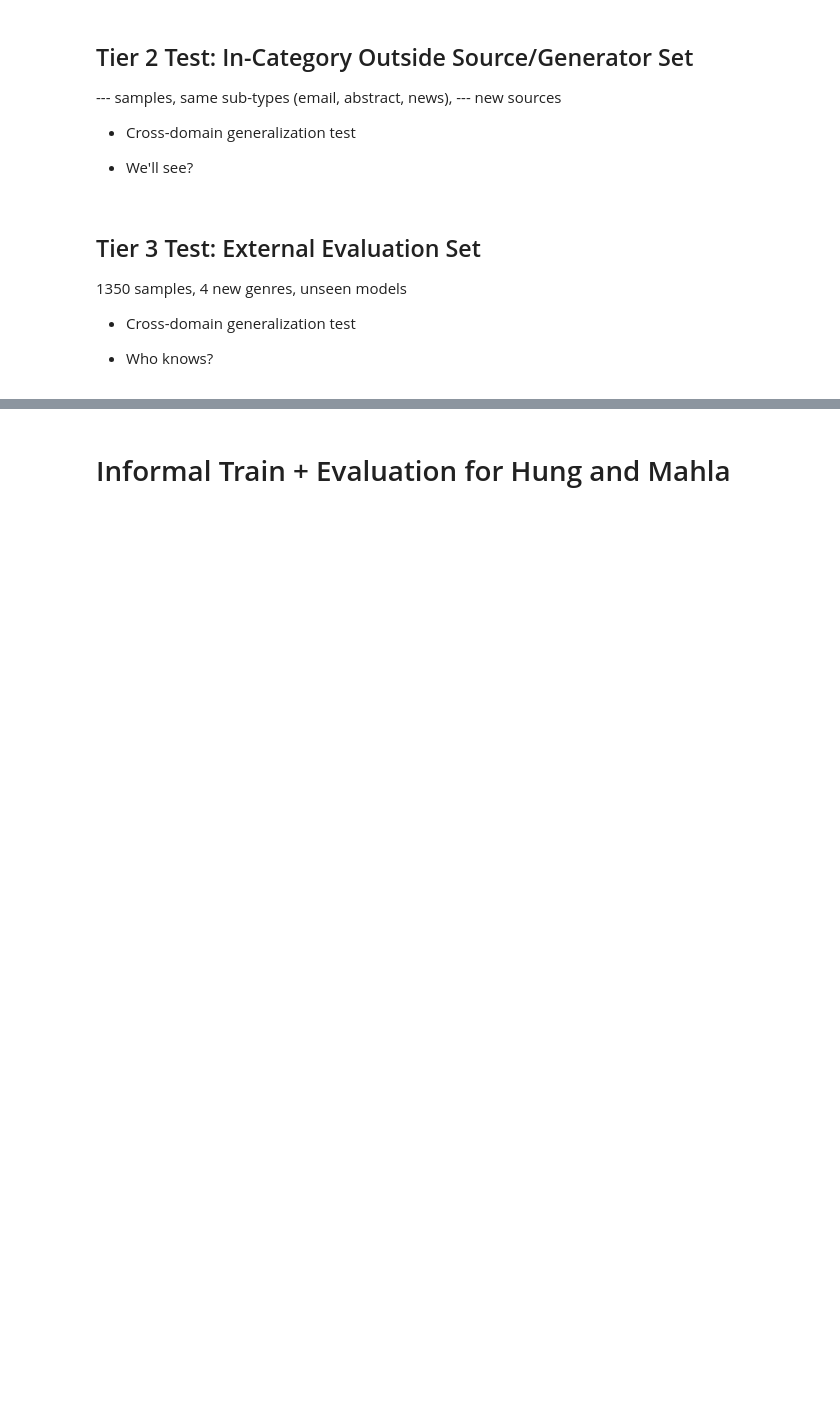
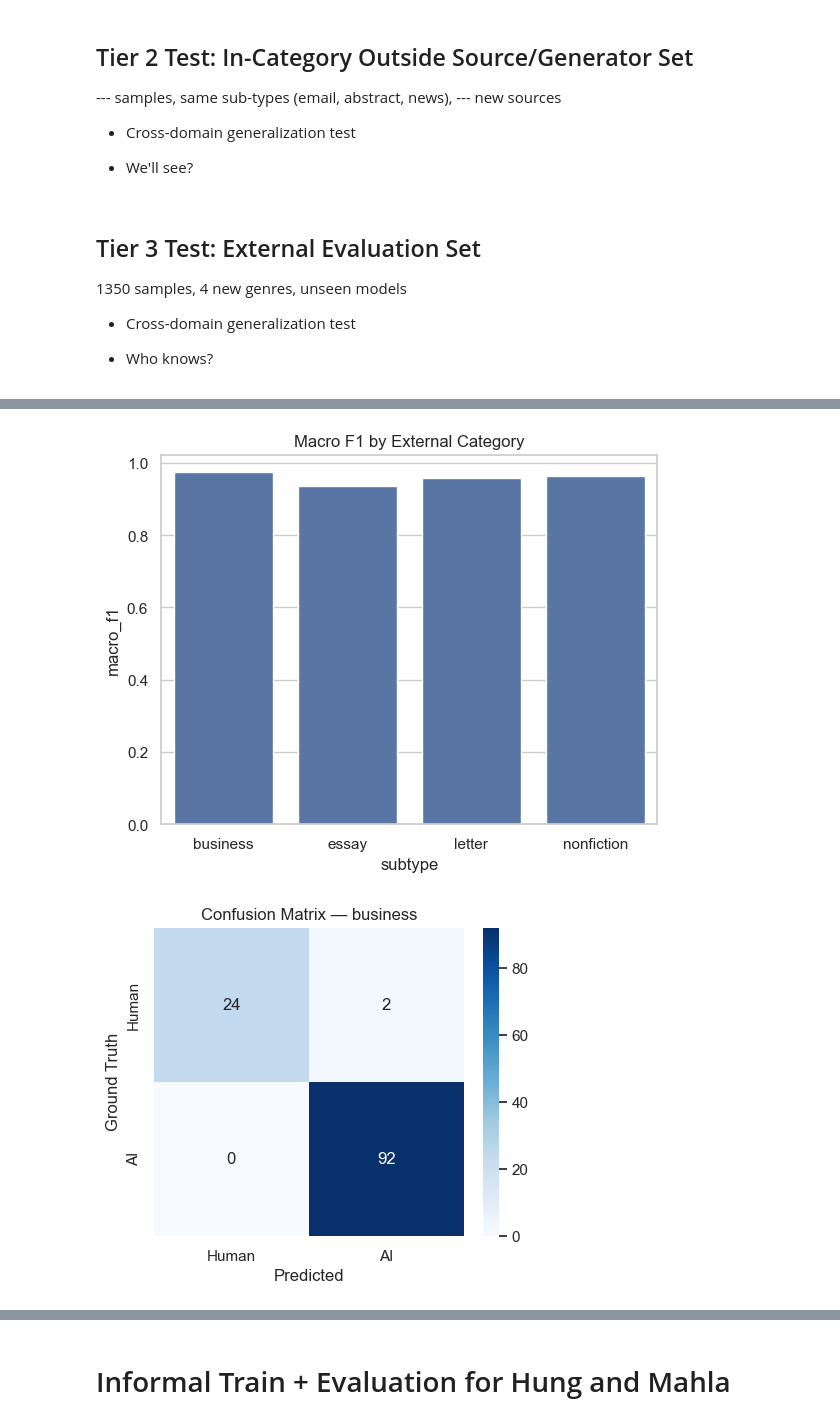
Before and after one commit to 4cekay/B101-Group2-NLP-Project, a Jupyter notebook: DetectorModel.ipynb, the cells around one changed output, grey strips where cells are left out. Saved outputs shown, nothing was run; the diff lists cells and outputs as text; code cells hidden in the pictures; blank space fills up the shorter version.

```diff
--- a/DetectorModel.ipynb
+++ b/DetectorModel.ipynb
@@ -684,0 +840,46 @@ plt.show()
+# %%
+dashboard = []
+
+for subtype, group in external_eval_df.groupby('sub-type'):
+    report = classification_report(
+        group['AI_label'], group['pred'], digits=4, output_dict=True
+    )
+
+    try:
+        auc = roc_auc_score(group['AI_label'], group['prob_ai'])
+    except ValueError:
+        auc = None
+
+    dashboard.append({
+        "subtype": subtype,
+        "accuracy": report["accuracy"],
+        "macro_f1": report["macro avg"]["f1-score"],
+        "weighted_f1": report["weighted avg"]["f1-score"],
+        "auc": auc,
+        "report": report
+    })
+# %%
+df_dashboard = pd.DataFrame(dashboard)
+df_dashboard
+
+sns.barplot(data=df_dashboard, x="subtype", y="macro_f1")
+plt.title("Macro F1 by External Category")
+plt.show()
+
+for subtype, group in external_eval_df.groupby('sub-type'):
+    y_true = group['AI_label']
+    y_pred = group['pred']
+
+    cm = confusion_matrix(y_true, y_pred)
+
+    plt.figure(figsize=(5,4))
+    sns.heatmap(cm, annot=True, fmt='d', cmap='Blues',
+                xticklabels=['Human', 'AI'],
+                yticklabels=['Human', 'AI'])
+    plt.title(f'Confusion Matrix — {subtype}')
+    plt.xlabel('Predicted')
+    plt.ylabel('Ground Truth')
+    plt.show()
+# %% [output]
+[figure, added]
+[figure, added]
```
Also changed, not shown: parts of 21 cells of this notebook.
